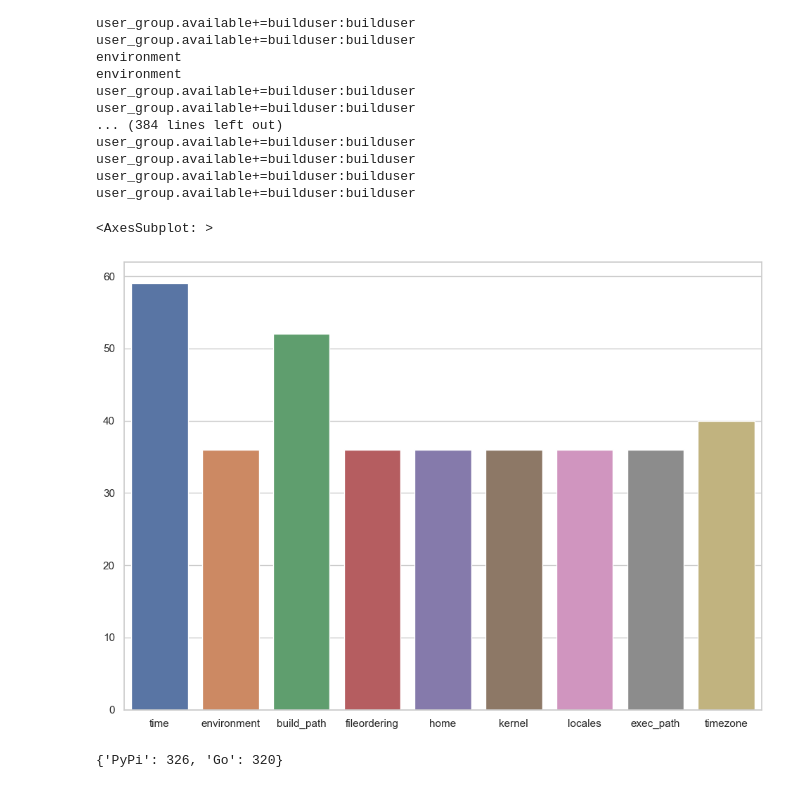
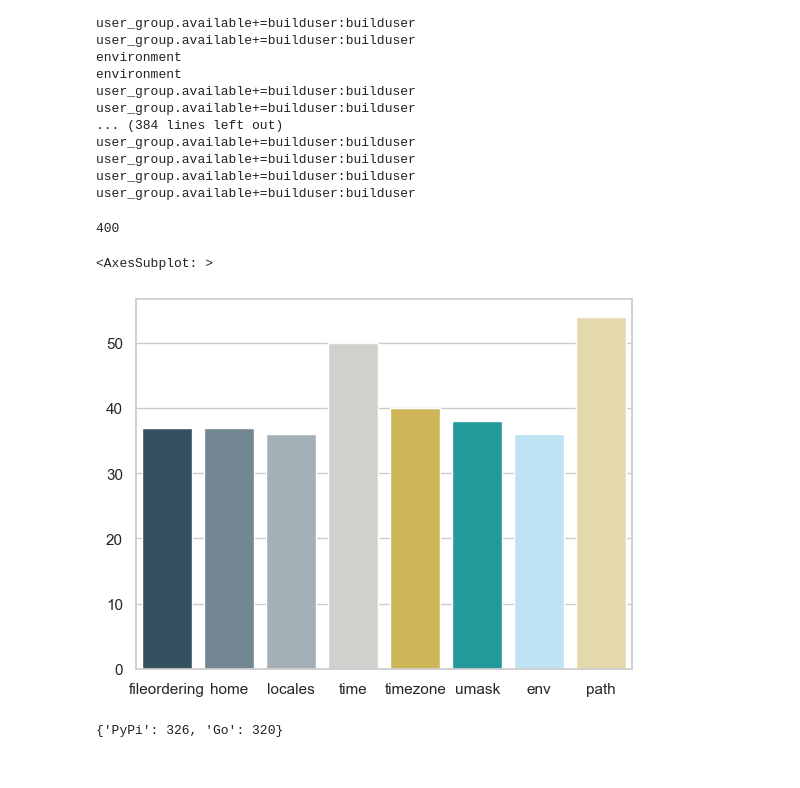
Before and after one commit to DEVSOG12/mavenRepoTest, a Jupyter notebook: analyzingData/index.ipynb, the cells around one changed output. Saved outputs shown, nothing was run; the diff lists cells and outputs as text; code cells hidden in the pictures.

```diff
--- a/analyzingData/index.ipynb
+++ b/analyzingData/index.ipynb
@@ -196,30 +218,62 @@ user_group.available+=builduser:builduser
 user_group.available+=builduser:builduser
 user_group.available+=builduser:builduser
 user_group.available+=builduser:builduser
+# %%
+import seaborn as sns
+
+# distu
+distr = {}
+
+for i in dataframe['nonReproducibleVariants']:
+    for j in i:
+        if j.strip() in distr:
+            distr[j.strip()] += 1
+        else:
+            distr[j.strip()] = 1
+
+p
 # %%
 import seaborn as sns
 
 # Plot the distrubution of nonReproducibleVariants and reproducibleVariants as separate tables to show the distribution of variants
 sns.set_theme(style="whitegrid")
 
 dist = {}
-
+c =0
 for i in dataframe['nonReproducibleVariants']:
+    c += 1
     for j in i:
         if j.strip() in dist:
             dist[j.strip()] += 1
         else:
             dist[j.strip()] = 1
 
+print(c)
+# print(dist)
 # Remove builduser:builduser+=user_group.available
-dist.pop('user_group.available+=builduser:builduser', None)
-dist.pop('umask', None)
+# dist.pop('user_group.available+=builduser:builduser', None)
+dist.pop('', None)
+# print(dist)
+
+# Show significant variants: > 35
+dist = {k: v for k, v in dist.items() if v > 35}
+# Replace environment with env
+dist['env'] = dist.pop('environment', None)
+dist['path'] = dist.pop('build_path', None)
+
+# Colors
+colors = ["#2E5266", "#6E8898", "#9FB1BC", "#D3D0CB", "#E2C044", "#0EADB0","#B4E6FA", "#EDDEA4" ]
+
+sns.set_palette(sns.color_palette(colors))
+
+
 
 
 sns.barplot(x=list(dist.keys()), y=list(dist.values()))
 # %% [output]
-<AxesSubplot: >
+400
+<AxesSubplot: >
-[figure, old version]
+[figure, new version]
 # %%
 reproCount = {}
 
```
Also changed, not shown: parts of 5 cells of this notebook, 7 other files.
